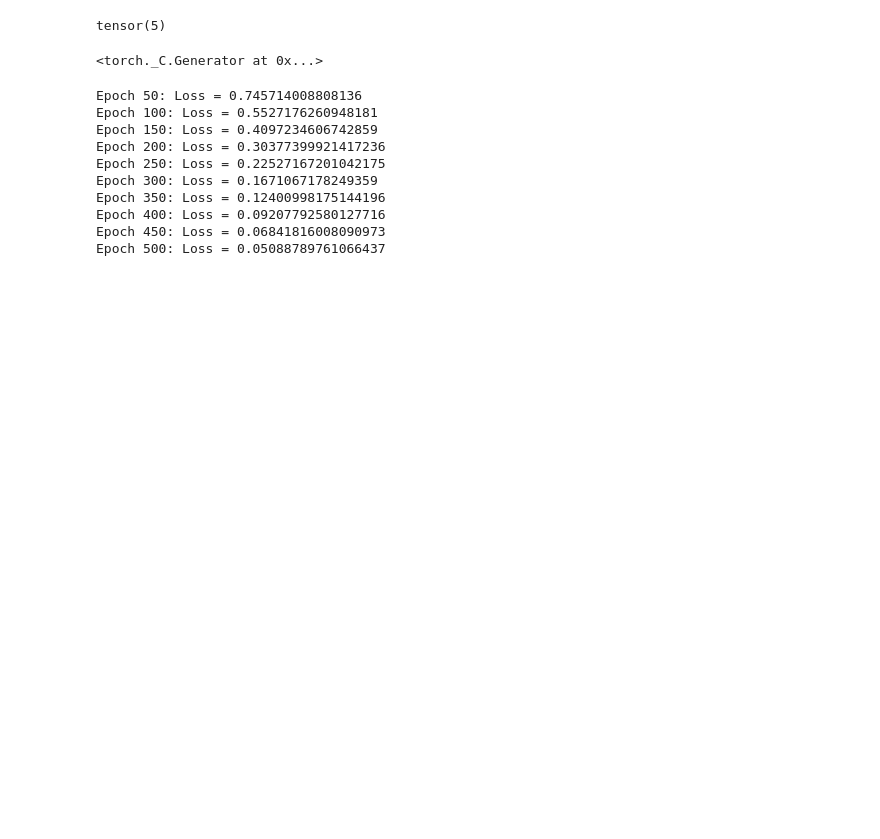
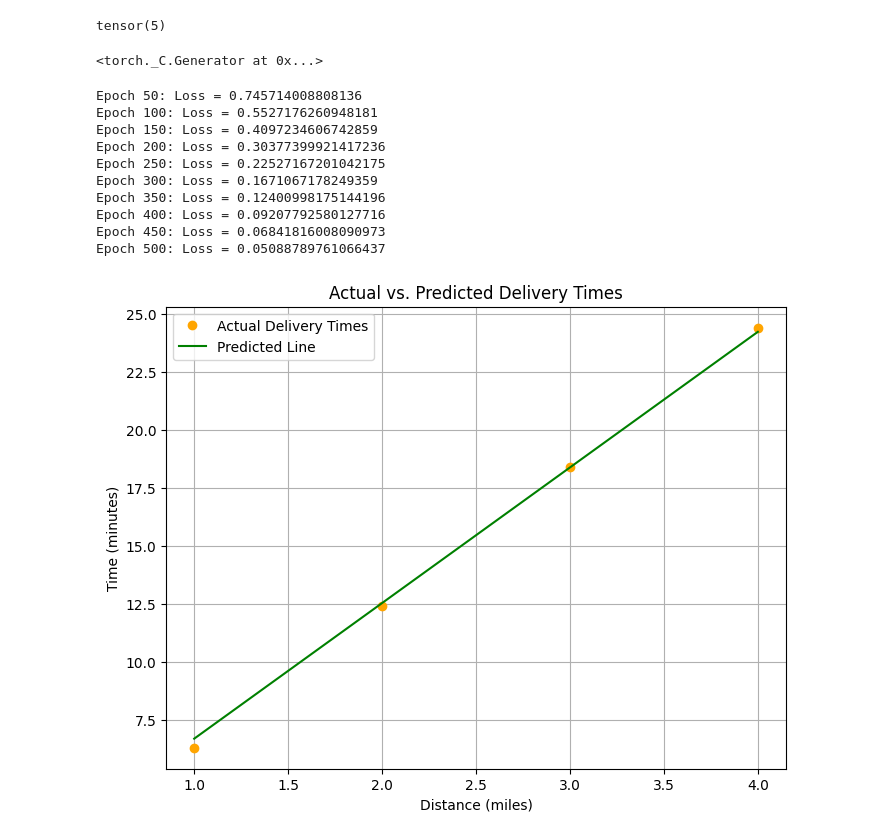
Before and after one commit to keshav20004/AI-Pytorch, a Jupyter notebook: Pytorch.ipynb, the cells around one changed output. Drawn from its saved outputs; the diff is of its cells as text; code cells hidden in the pictures; blank space fills up the shorter version.

```diff
--- a/Pytorch.ipynb
+++ b/Pytorch.ipynb
@@ -131,3 +131,7 @@ Epoch 350: Loss = 0.12400998175144196
 Epoch 400: Loss = 0.09207792580127716
 Epoch 450: Loss = 0.06841816008090973
 Epoch 500: Loss = 0.05088789761066437
+# %%
+plot_results(model, distances, times)
+# %% [output]
+[figure, added]
```
